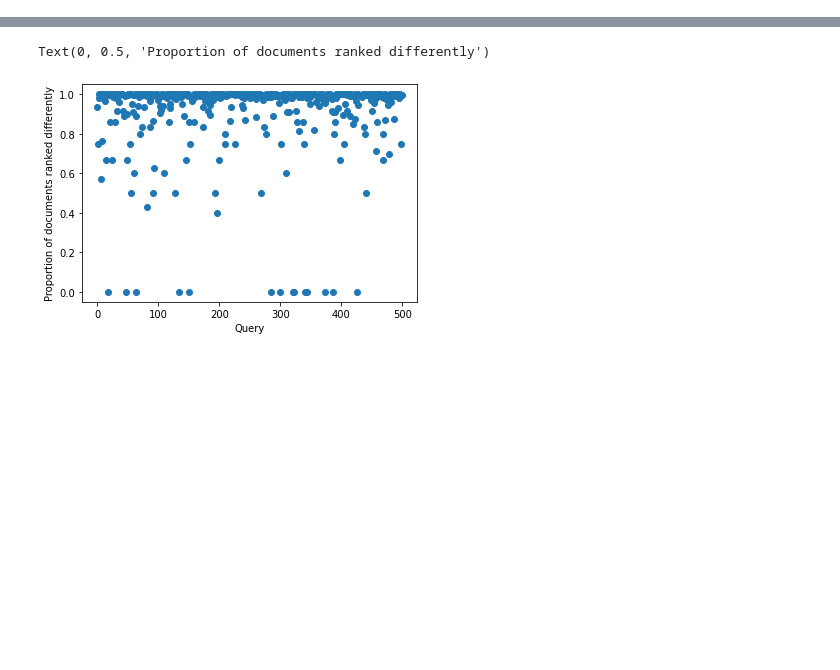
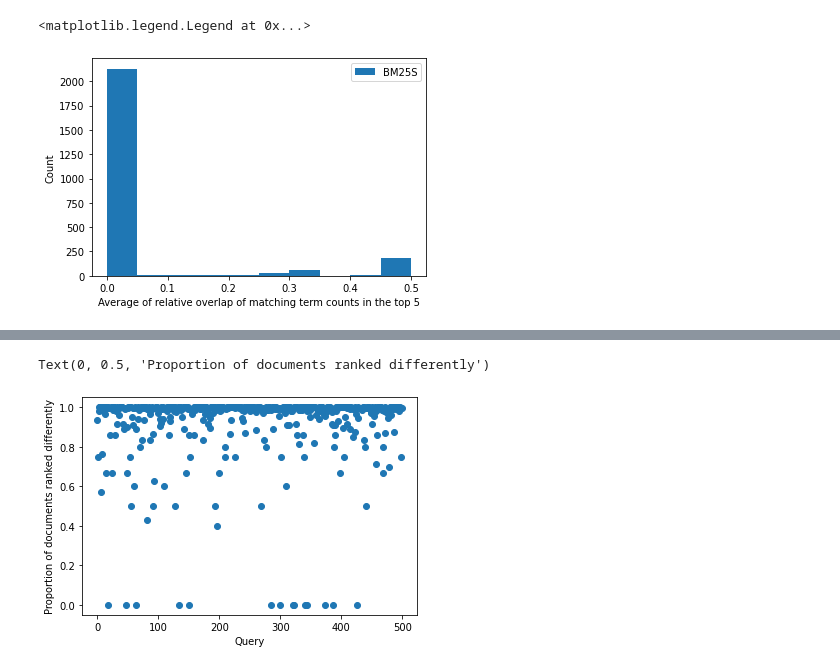
Before and after one commit to kumsa25/anserini-tfidfmerging, a Jupyter notebook: simulations.ipynb, the cells around one changed output, grey strips where cells are left out. Cells and saved outputs as stored; diff of their text form; code cells hidden in the pictures; blank space fills up the shorter version.

```diff
--- a/simulations.ipynb
+++ b/simulations.ipynb
@@ -212,0 +373,8 @@ c = Corpus(raw_corpus)
+# %%
+plt.hist([x for queryid in bm25s_top_tf_dist for x in bm25s_top_tf_dist[queryid]], label='BM25S')
+plt.ylabel("Count")
+plt.xlabel("Average of relative overlap of matching term counts in the top " + str(topn))
+plt.legend()
+# %% [output]
+<matplotlib.legend.Legend at 0x...>
+[figure, added]
```
Also changed, not shown: parts of 18 cells of this notebook, 2 other files.
